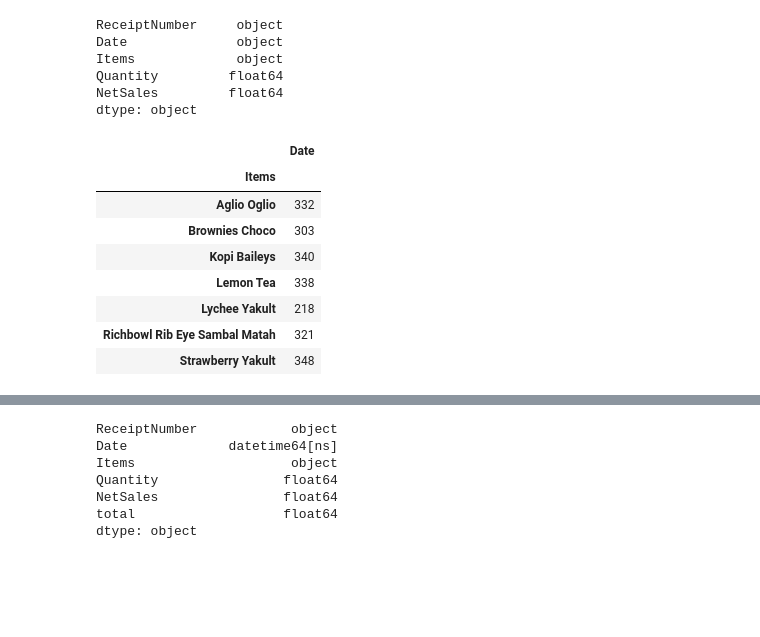
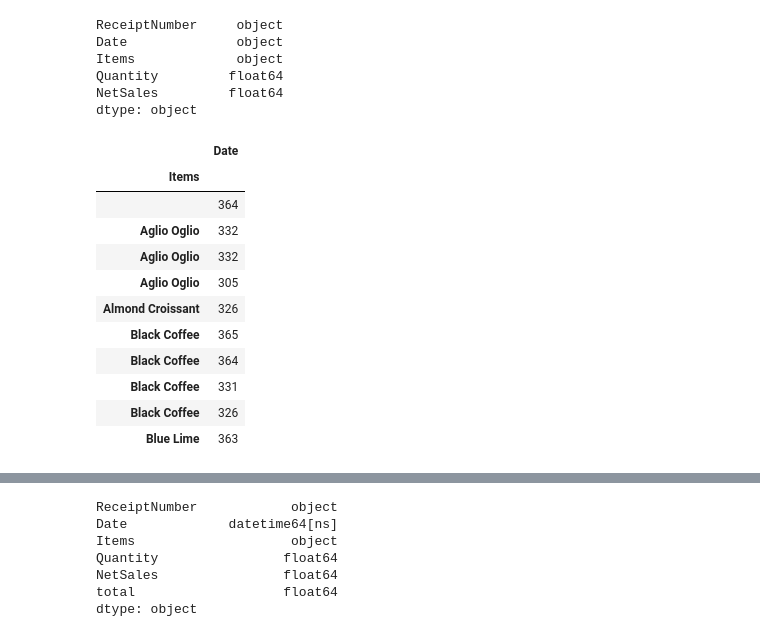
Before and after one commit to TegarMachfuzi/RFMAnalysisPhyton, a Jupyter notebook: RFM.ipynb, the cells around one changed output, grey strips where cells are left out. Drawn from its saved outputs; the diff is of its cells as text; code cells hidden in the pictures; blank space fills up the shorter version.

```diff
--- a/RFM.ipynb
+++ b/RFM.ipynb
@@ -27,22 +32,26 @@ dtype: object
 # %%
 #recency
 
 day='2024-01-01'
 day=pd.to_datetime(day)
 df['Date']=pd.to_datetime(df['Date'])
 
-recency = df.groupby(['Items']).agg({'Date': lambda x: ((day-x.max()).days)})
+result_df = df.drop_duplicates(subset="Items")
+recency = result_df.groupby(['Items']).agg({'Date': lambda x: ((day-x.max()).days)})
 recency.head(10)
 # %% [output]
 |  | Date |
 | Items |  |
+|  | 364 |
 | Aglio Oglio | 332 |
-| Brownies Choco | 303 |
-| Kopi Baileys | 340 |
-| Lemon Tea | 338 |
-| Lychee Yakult | 218 |
-| Richbowl Rib Eye Sambal Matah | 321 |
-| Strawberry Yakult | 348 |
+| Aglio Oglio | 332 |
+| Aglio Oglio | 305 |
+| Almond Croissant | 326 |
+| Black Coffee | 365 |
+| Black Coffee | 364 |
+| Black Coffee | 331 |
+| Black Coffee | 326 |
+| Blue Lime | 363 |
 # %%
 #frecuency
 
```
Also changed, not shown: parts of 5 cells of this notebook.
